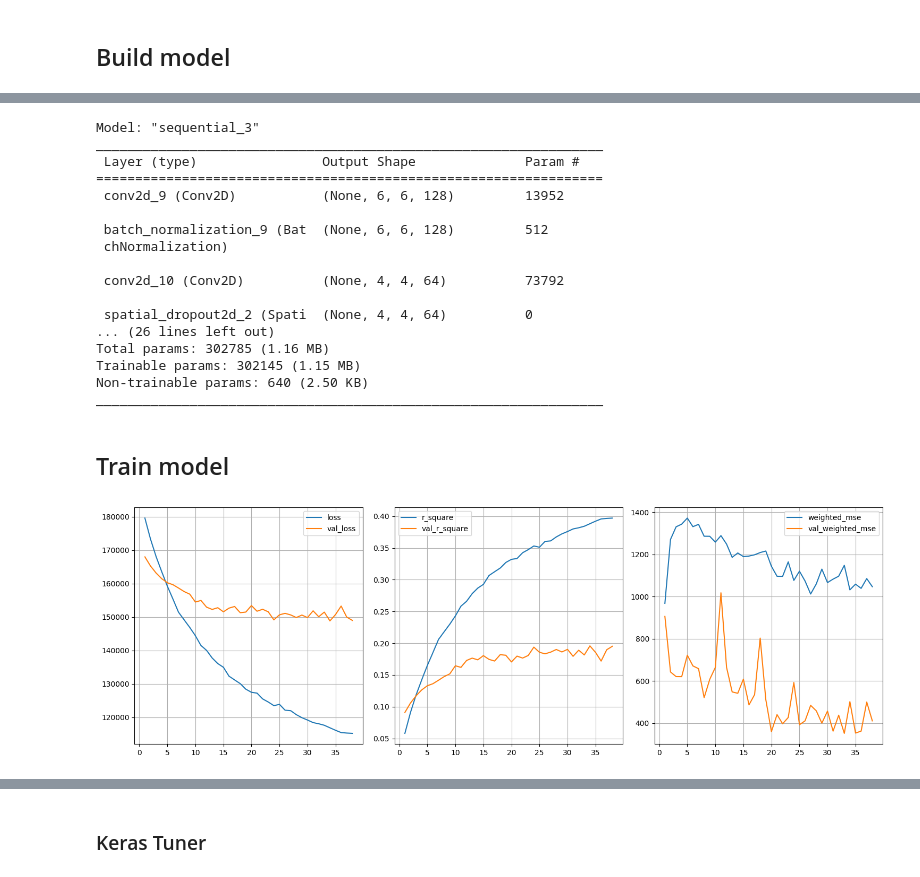
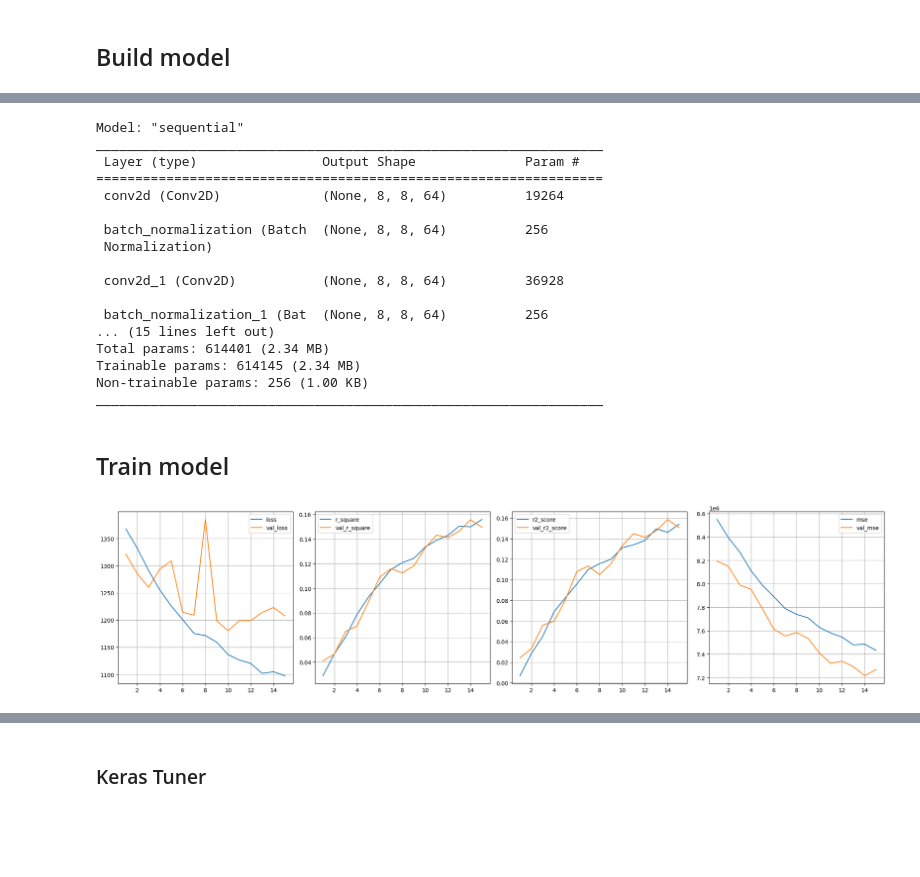
Before and after one commit to Tristan-Amadei/chess-moveAnalysis, a Jupyter notebook: Code/CNN/CNN.ipynb, the cells around one changed output, grey strips where cells are left out. Saved outputs shown, nothing was run; the diff lists cells and outputs as text; code cells hidden in the pictures; blank space fills up the shorter version.

Commit message:
custom r2 score

```diff
--- a/Code/CNN/CNN.ipynb
+++ b/Code/CNN/CNN.ipynb
@@ -31,7 +30,7 @@ import chess
 %run S3.ipynb
 # %%
 #moves_df = pd.read_csv("../Data/moves_df.csv")
-moves_df = open_csv("moves_df.csv")
+moves_df = open_csv("df_picked.csv")
 # %%
 moves_df
 # %% [output]
@@ -142,7 +141,7 @@ def train_val_test(dataX, dataY, train_ratio=0.75, validation_ratio=0.15, test_r
 
         return x_train, x_val, x_test, y_train, y_val, y_test
 # %%
-X_train, X_val, X_test, y_train, y_val, y_test = train_val_test(X, y, train_ratio=0.7, validation_ratio=0.2, test_ratio=0.10)
+X_train, X_val, X_test, y_train, y_val, y_test = train_val_test(X, y, train_ratio=0.75, validation_ratio=0.15, test_ratio=0.10)
 # %%
 print(f"Training set shape : X_train -> {X_train.shape}, y_train -> {y_train.shape}")
 print(f"Validation set shape : X_val -> {X_val.shape}, y_val -> {y_val.shape}")
@@ -210,44 +217,45 @@ def weighted_mse(y_true, y_pred):
 # %%
 model = models.Sequential()
 
-model.add(layers.Conv2D(128, (3, 3), activation='relu', #padding="same",
+model.add(layers.InputLayer(input_shape=(8, 8, NB_OHE)))
+
+model.add(layers.Conv2D(64, (5, 5), activation='relu', padding="same",
                         kernel_regularizer=regularizers.l2(1e-1),
-                        kernel_initializer=initializers.RandomUniform(minval=5e-8, maxval=5e-7),
-                        input_shape=(8, 8, NB_OHE)))
+                        kernel_initializer=initializers.RandomUniform(minval=5e-8, maxval=5e-7)
+                       ))
 
 #model.add(layers.AveragePooling2D((2, 2)))
 #model.add(layers.SpatialDropout2D(0.2))
 model.add(layers.BatchNormalization())
 
-model.add(layers.Conv2D(64, (3, 3), activation='relu', #padding="same",
+model.add(layers.Conv2D(64, (3, 3), activation='relu', padding="same",
                         kernel_regularizer=regularizers.l2(1e-2),
-                        #kernel_initializer=initializers.RandomUniform(minval=5e-8, maxval=5e-7),
+                        kernel_initializer=initializers.RandomUniform(minval=5e-8, maxval=5e-7),
                        ))
 
-model.add(layers.SpatialDropout2D(0.4))
 model.add(layers.BatchNormalization())
 
-model.add(layers.Conv2D(128, (2, 2), activation='relu', #padding="same",
-                        kernel_regularizer=regularizers.l2(1e-2),
+#model.add(layers.Conv2D(64, (2, 2), activation='relu', padding="same",
+                        #kernel_regularizer=regularizers.l2(1e-2),
                         #kernel_initializer=initializers.RandomUniform(minval=5e-8, maxval=5e-7),
-                       ))
+                       #))
 
-model.add(layers.SpatialDropout2D(0.3))
-model.add(layers.BatchNormalization())
+#model.add(layers.BatchNormalization())
+
 model.add(layers.Flatten())
 #model.add(layers.GlobalAveragePooling2D())
 
 model.add(layers.Dense(128, activation='relu',
-         kernel_regularizer=regularizers.l2(1e-3),
+         #kernel_regularizer=regularizers.l2(1e-3),
          ))
 
-model.add(layers.Dropout(0.5))
+model.add(layers.Dropout(0.2))
 
-model.add(layers.Dense(256, activation='relu',
+model.add(layers.Dense(256, activation='elu',
          #kernel_regularizer=regularizers.L1L2(l1=1e-5, l2=1e-4)
-          kernel_regularizer=regularizers.l2(1e-4),
+          #kernel_regularizer=regularizers.l2(1e-4),
          ))
-model.add(layers.Dropout(0.5))
+model.add(layers.Dropout(0.4))
 
 model.add(layers.Dense(1))
 #model.add(ChessEvalLayer())
@@ -254,22 +264,22 @@ model.add(layers.Dense(1))
 # %%
 model.summary()
 # %% [output]
-Model: "sequential_3"
+Model: "sequential"
 _________________________________________________________________
  Layer (type)                Output Shape              Param #
 =================================================================
- conv2d_9 (Conv2D)           (None, 6, 6, 128)         13952
+ conv2d (Conv2D)             (None, 8, 8, 64)          19264
 
- batch_normalization_9 (Bat  (None, 6, 6, 128)         512
- chNormalization)
+ batch_normalization (Batch  (None, 8, 8, 64)          256
+ Normalization)
 
- conv2d_10 (Conv2D)          (None, 4, 4, 64)          73792
+ conv2d_1 (Conv2D)           (None, 8, 8, 64)          36928
 
- spatial_dropout2d_2 (Spati  (None, 4, 4, 64)          0
-... (26 lines left out)
-Total params: 302785 (1.16 MB)
-Trainable params: 302145 (1.15 MB)
-Non-trainable params: 640 (2.50 KB)
+ batch_normalization_1 (Bat  (None, 8, 8, 64)          256
+... (15 lines left out)
+Total params: 614401 (2.34 MB)
+Trainable params: 614145 (2.34 MB)
+Non-trainable params: 256 (1.00 KB)
 _________________________________________________________________
 # %%
 initial_learning_rate = 1e-2
@@ -280,13 +290,13 @@ lr_schedule = tf.keras.optimizers.schedules.ExponentialDecay(
     initial_learning_rate, decay_steps, decay_rate)
 
 model.compile(#loss=tf.keras.losses.MeanSquaredError(),
-              loss='mse',
+              loss=weighted_mse,
               optimizer=tf.keras.optimizers.Adam(
               #learning_rate=lr_schedule
-              learning_rate = 1e-3
+              learning_rate = 1e-4
           ),
           #optimizer = tf.keras.optimizers.Adadelta(),
-          metrics=[RSquare(), weighted_mse])
+          metrics=[RSquare(), r2_score, "mse"])
 # %%
 %run PlotEpochs.ipynb
 # %%
@@ -309,12 +319,12 @@ callbacks = [
 # %%
 start=time.time()
 
-history = model.fit(X_train, y_train, batch_size = 2048, epochs=1000,
+history = model.fit(X_train, y_train, batch_size = 32, epochs=1000,
                     validation_data=(X_val, y_val),
                     verbose=1,
                     callbacks=callbacks
                    )
 
 stop=time.time()
 # %% [output]
-[figure, old version]
+[figure, new version]
```
Also changed, not shown: parts of 11 cells of this notebook, 2 other files.
